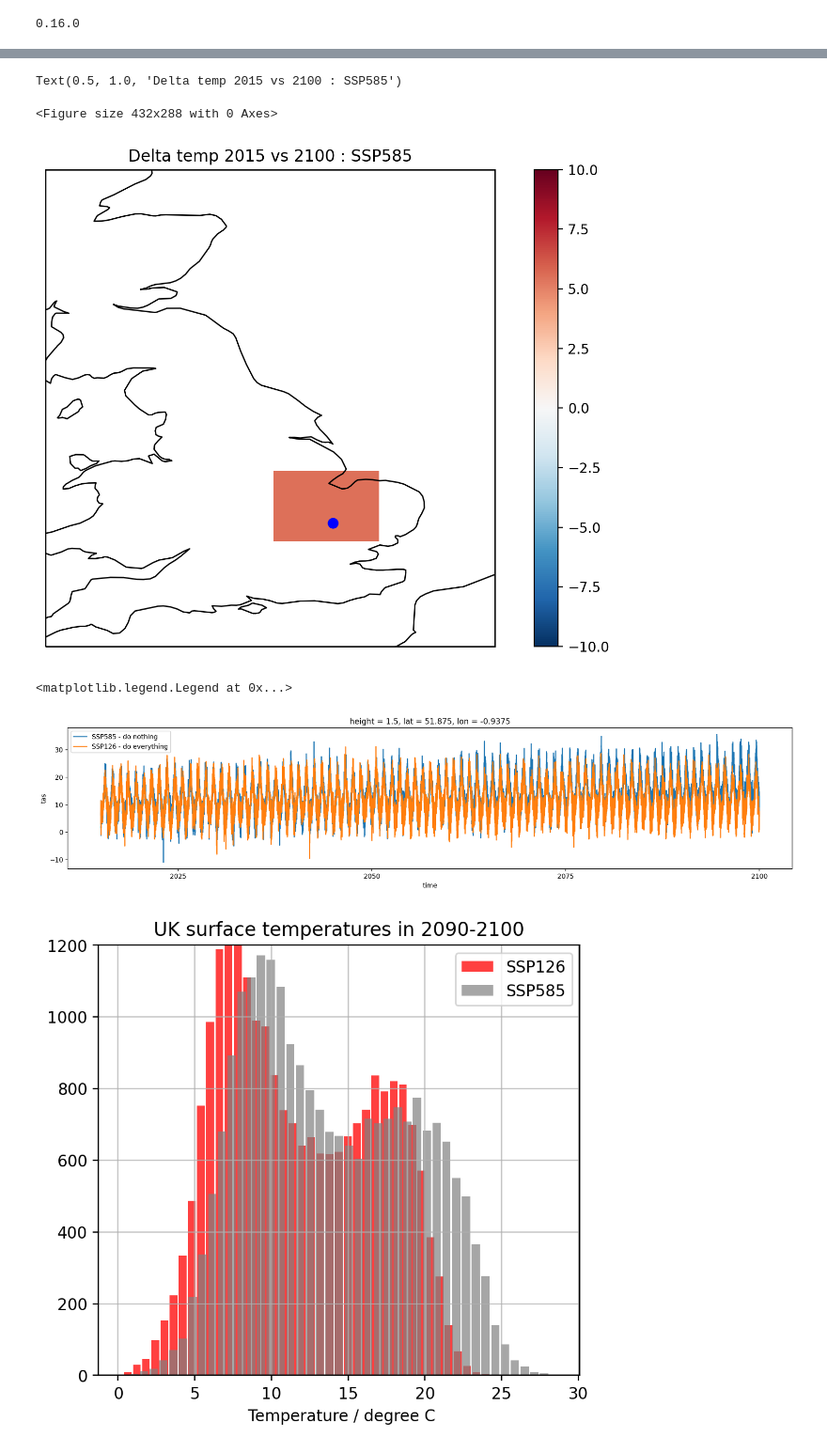
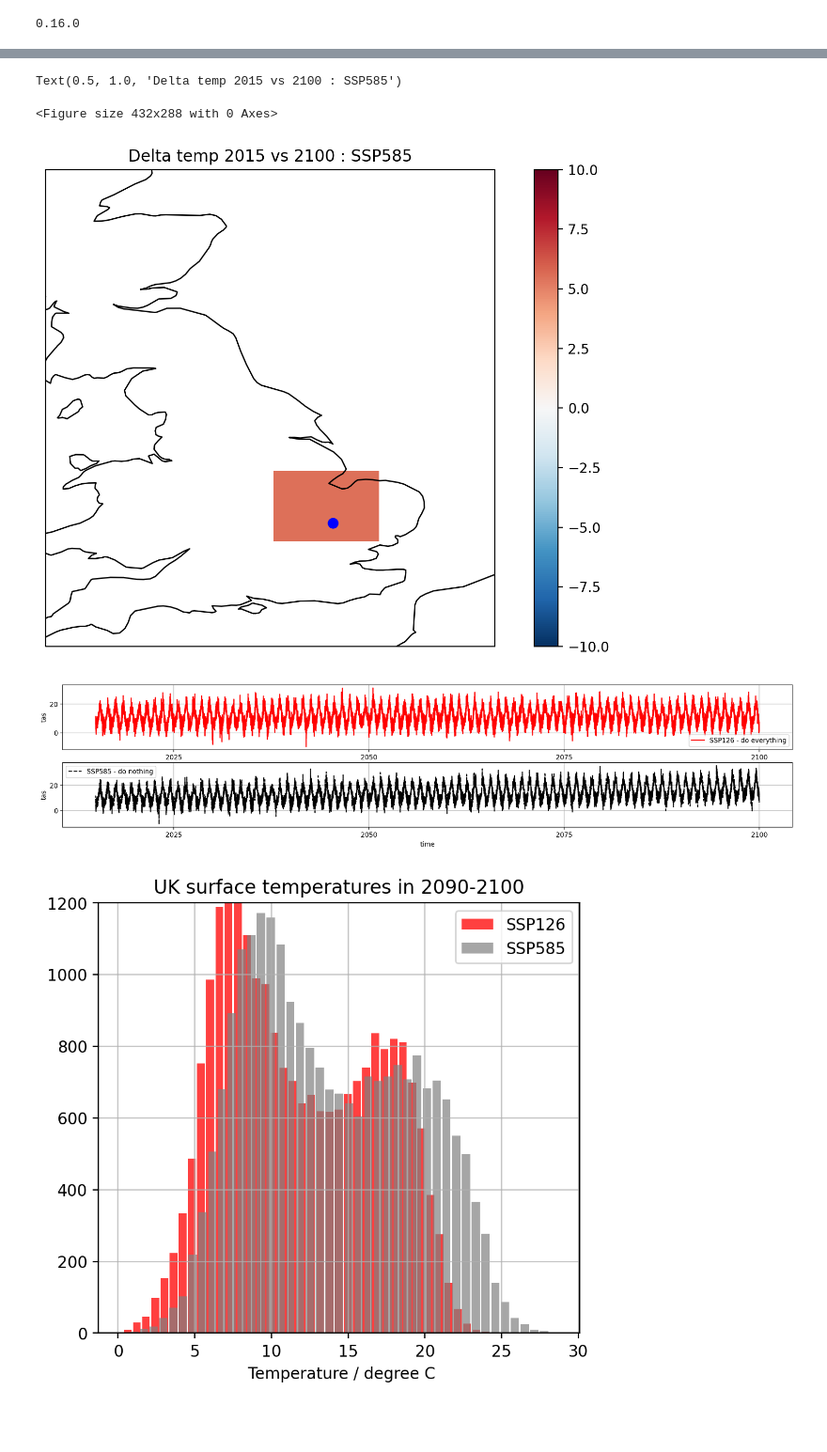
Before and after one commit to paultgriffiths/schmidt-residency, a Jupyter notebook: projects/S2_Climate_health_analysis/Cambridge_SSP_126_vs_585-temp_plots.ipynb, the cells around one changed output, grey strips where cells are left out. Shown: that part at 94% size. Saved outputs shown, nothing was run; the diff lists cells and outputs as text; code cells hidden in the pictures; blank space fills up the shorter version.

Commit message:
update plots for presentation

```diff
--- a/projects/S2_Climate_health_analysis/Cambridge_SSP_126_vs_585-temp_plots.ipynb
+++ b/projects/S2_Climate_health_analysis/Cambridge_SSP_126_vs_585-temp_plots.ipynb
@@ -11,14 +11,12 @@ print( xr.__version__)
 # %% [output]
 0.16.0
 # %%
-uk1 = xr.open_mfdataset('/Users/ptg21/data/CMIP6_processed_data/CMIP_tas/UK*ssp126.nc')
-uk1 = uk1.resample({'time':'D'}).mean()
+uk1 = xr.open_dataset('/Users/ptg21/data/CMIP6_processed_data/CMIP_tas/UK_ssp126_resample_to_daily.nc', chunks={'time':120})
 ssp126 = uk1.isel(lat=[2], lon=[3])
 ssp126 = ssp126.to_dataframe()
 ssp126.reset_index(inplace=True)
 # %%
-uk2 = xr.open_mfdataset('/Users/ptg21/data/CMIP6_processed_data/CMIP_tas/UK*ssp585.nc')
-uk2 = uk2.resample({'time':'D'}).mean()
+uk2 = xr.open_dataset('/Users/ptg21/data/CMIP6_processed_data/CMIP_tas/UK_ssp585_resample_to_daily.nc', chunks={'time':120})
 ssp585 = uk2.isel(lat=[2], lon=[3])
 ssp585 = ssp585.to_dataframe()
 ssp585.reset_index(inplace=True)
@@ -81,16 +79,22 @@ plt.title('Delta temp 2015 vs 2100 : SSP585')
 # %% [output]
 Text(0.5, 1.0, 'Delta temp 2015 vs 2100 : SSP585')
 <Figure size 432x288 with 0 Axes>
-[figure, old version]
+[figure, new version]
 # %%
 import pylab as plt
 plt.figure(figsize=(20,4), dpi=200)
-(uk2.tas[:,1,2]-273.15).plot( label='SSP585 - do nothing')
-(uk1.tas[:,1,2]-273.15).plot( label = 'SSP126 - do everything')
+plt.subplot(2,1,1)
+(uk1.tas[:,1,2]-273.15).plot(linestyle='-', color='red', label = 'SSP126 - do everything')
+plt.grid(True)
 plt.legend()
+plt.title('')
+plt.subplot(2,1,2)
+(uk2.tas[:,1,2]-273.15).plot(linestyle='--', color='k', label='SSP585 - do nothing')
+plt.title('')
+plt.legend()
+plt.grid(True)
 # %% [output]
-<matplotlib.legend.Legend at 0x...>
-[figure, old version]
+[figure, new version]
 # %%
 import matplotlib.pyplot as plt
 import numpy as np
```
Also changed, not shown: parts of 2 cells of this notebook, 4 other files.
